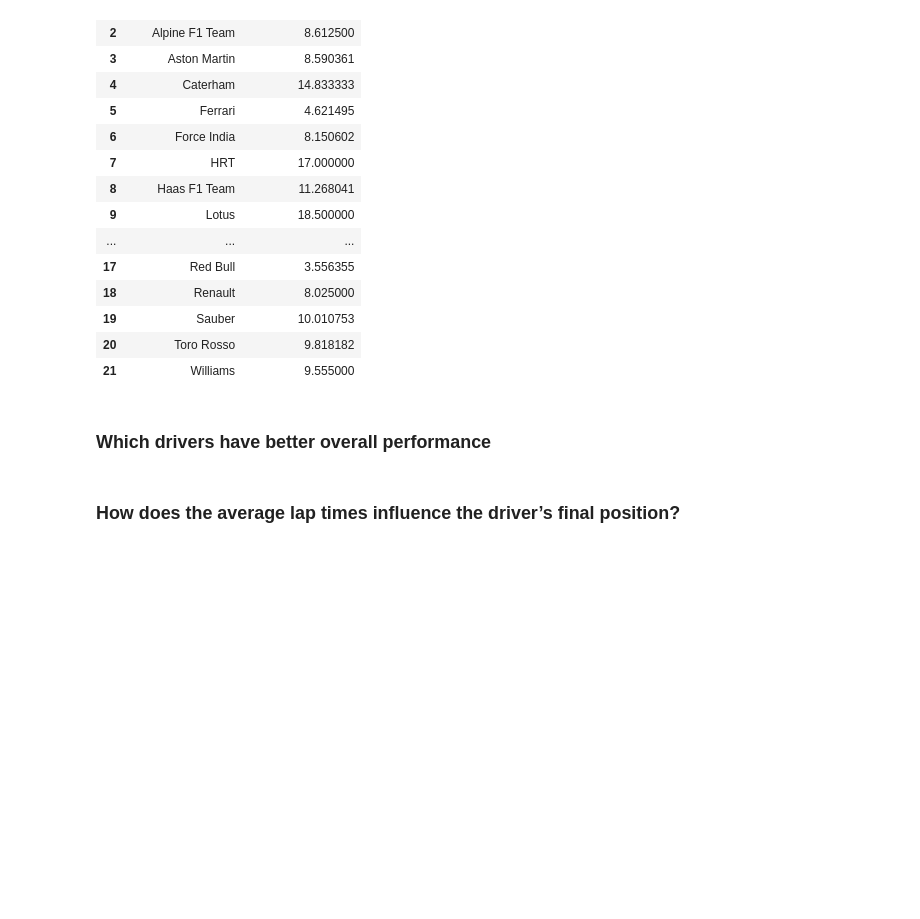
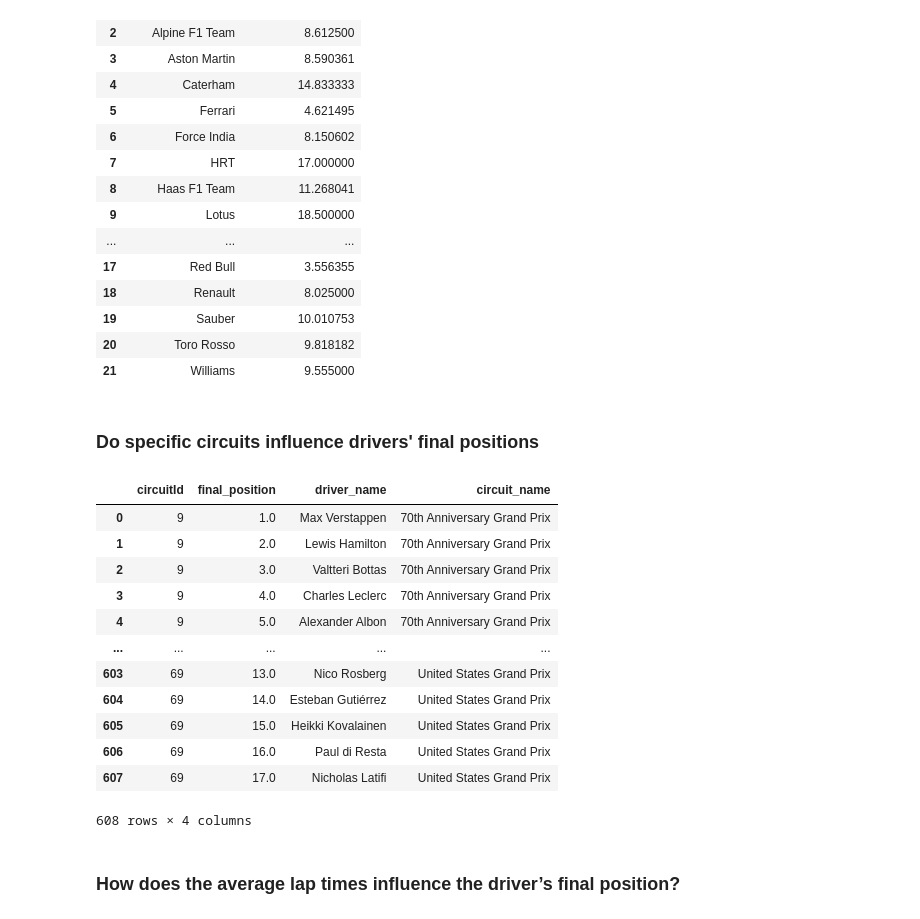
Before and after one commit to jennydang61/Driver-Performance-Prediction, a Jupyter notebook: formula1.ipynb, the cells around one changed output. Saved outputs shown, nothing was run; the diff lists cells and outputs as text; code cells hidden in the pictures; blank space fills up the shorter version.

```diff
--- a/formula1.ipynb
+++ b/formula1.ipynb
@@ -641,8 +640,26 @@ display(constructor_influence)
 | 19 | Sauber | 10.010753 |
 | 20 | Toro Rosso | 9.818182 |
 | 21 | Williams | 9.555000 |
-# %% [markdown]
-### Which drivers have better overall performance
+# %% [markdown]
+### Do specific circuits influence drivers' final positions
+# %%
+circuit_influence = pd.read_sql_query('SELECT circuitId, final_position, driver_name, circuit_name FROM formula_one GROUP BY circuit_name, final_position',conn)
+display(circuit_influence)
+#circuit_influence.to_csv('file1.csv')
+# %% [output]
+|  | circuitId | final_position | driver_name | circuit_name |
+| 0 | 9 | 1.0 | Max Verstappen | 70th Anniversary Grand Prix |
+| 1 | 9 | 2.0 | Lewis Hamilton | 70th Anniversary Grand Prix |
+| 2 | 9 | 3.0 | Valtteri Bottas | 70th Anniversary Grand Prix |
+| 3 | 9 | 4.0 | Charles Leclerc | 70th Anniversary Grand Prix |
+| 4 | 9 | 5.0 | Alexander Albon | 70th Anniversary Grand Prix |
+| ... | ... | ... | ... | ... |
+| 603 | 69 | 13.0 | Nico Rosberg | United States Grand Prix |
+| 604 | 69 | 14.0 | Esteban Gutiérrez | United States Grand Prix |
+| 605 | 69 | 15.0 | Heikki Kovalainen | United States Grand Prix |
+| 606 | 69 | 16.0 | Paul di Resta | United States Grand Prix |
+| 607 | 69 | 17.0 | Nicholas Latifi | United States Grand Prix |
+608 rows × 4 columns
 # %% [markdown]
 ### How does the average lap times influence the driver’s final position?
 # %%
```
Also changed, not shown: parts of 7 cells of this notebook, 1 other file.
